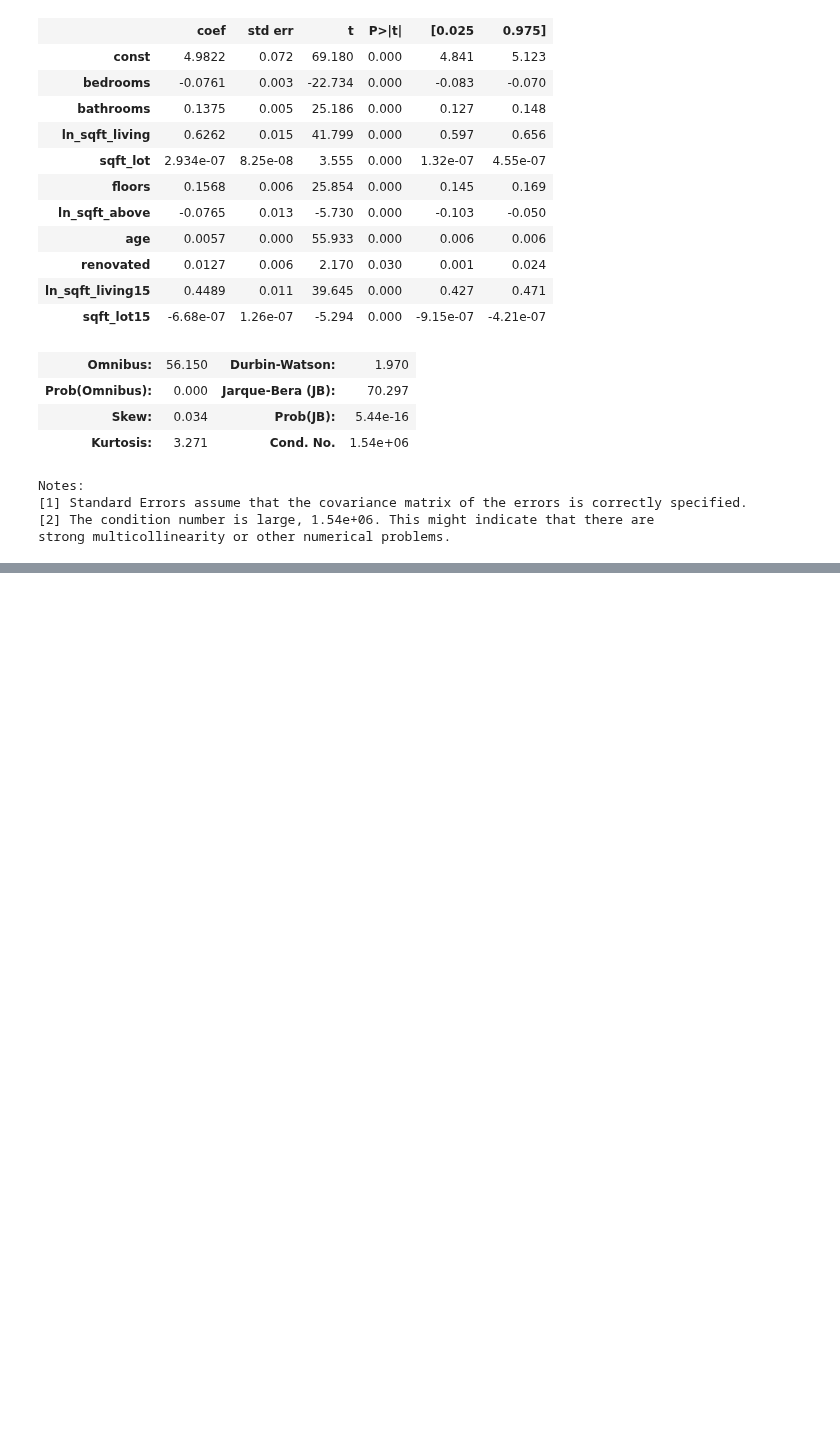
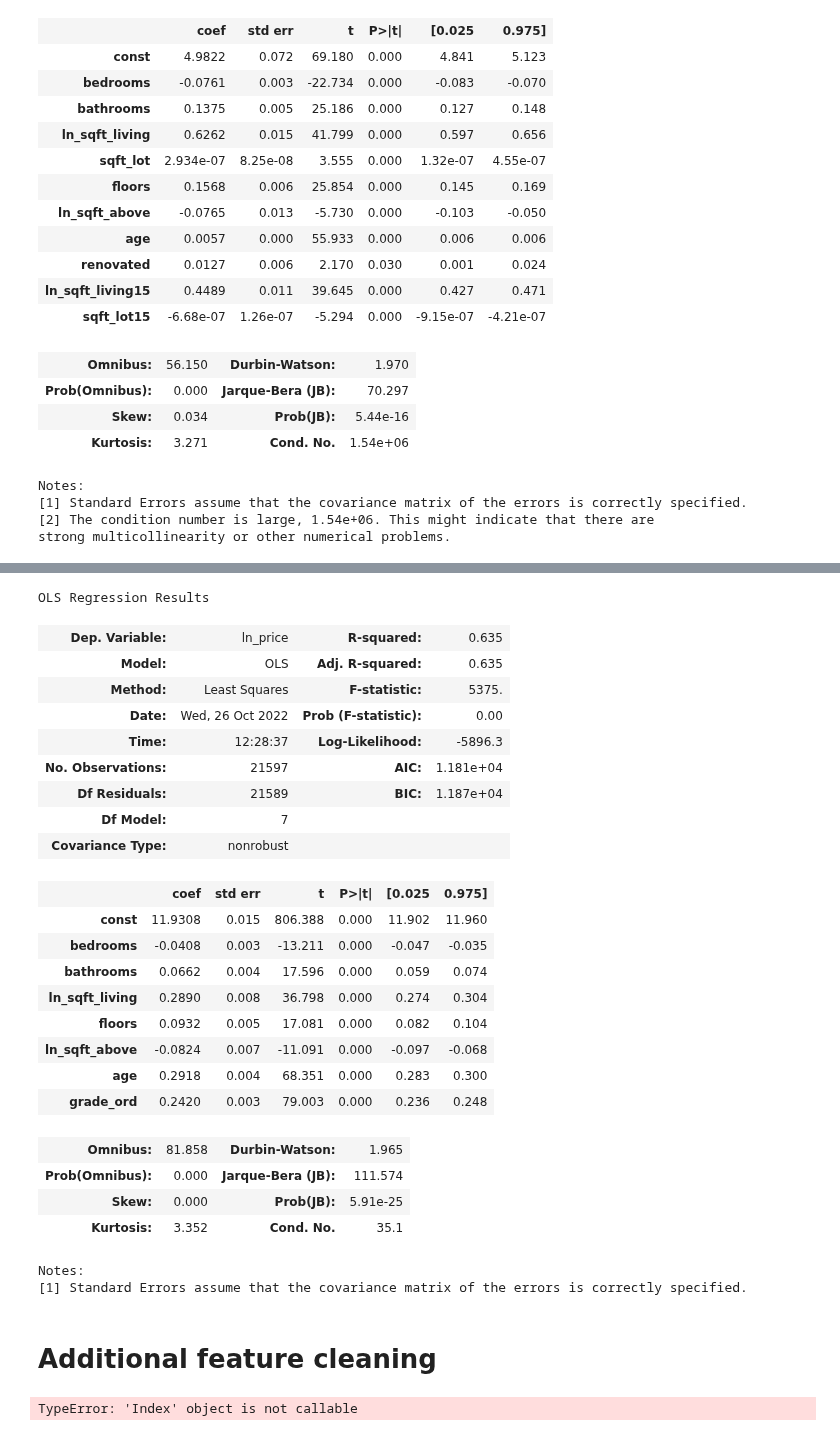
Before and after one commit to dermothethird/King_County_Housing_Project, a Jupyter notebook: Final Model Construction.ipynb, the cells around one changed output, grey strips where cells are left out. Drawn from its saved outputs; the diff is of its cells as text; code cells hidden in the pictures; blank space fills up the shorter version.

```diff
--- a/Final Model Construction.ipynb
+++ b/Final Model Construction.ipynb
@@ -255,0 +368,38 @@ strong multicollinearity or other numerical problems.
+# %%
+ord_model_scaled = pd.concat([rs_df, pd.DataFrame(ord_model1['grade_ord']) ], axis=1)
+construct_model(ord_model_scaled)
+# %% [output]
+OLS Regression Results
+| Dep. Variable: | ln_price | R-squared: | 0.635 |
+| Model: | OLS | Adj. R-squared: | 0.635 |
+| Method: | Least Squares | F-statistic: | 5375. |
+| Date: | Wed, 26 Oct 2022 | Prob (F-statistic): | 0.00 |
+| Time: | 12:28:37 | Log-Likelihood: | -5896.3 |
+| No. Observations: | 21597 | AIC: | 1.181e+04 |
+| Df Residuals: | 21589 | BIC: | 1.187e+04 |
+| Df Model: | 7 |  |  |
+| Covariance Type: | nonrobust |  |  |
+|  | coef | std err | t | P>|t| | [0.025 | 0.975] |
+| const | 11.9308 | 0.015 | 806.388 | 0.000 | 11.902 | 11.960 |
+| bedrooms | -0.0408 | 0.003 | -13.211 | 0.000 | -0.047 | -0.035 |
+| bathrooms | 0.0662 | 0.004 | 17.596 | 0.000 | 0.059 | 0.074 |
+| ln_sqft_living | 0.2890 | 0.008 | 36.798 | 0.000 | 0.274 | 0.304 |
+| floors | 0.0932 | 0.005 | 17.081 | 0.000 | 0.082 | 0.104 |
+| ln_sqft_above | -0.0824 | 0.007 | -11.091 | 0.000 | -0.097 | -0.068 |
+| age | 0.2918 | 0.004 | 68.351 | 0.000 | 0.283 | 0.300 |
+| grade_ord | 0.2420 | 0.003 | 79.003 | 0.000 | 0.236 | 0.248 |
+| Omnibus: | 81.858 | Durbin-Watson: | 1.965 |
+| Prob(Omnibus): | 0.000 | Jarque-Bera (JB): | 111.574 |
+| Skew: | 0.000 | Prob(JB): | 5.91e-25 |
+| Kurtosis: | 3.352 | Cond. No. | 35.1 |
+Notes:
+[1] Standard Errors assume that the covariance matrix of the errors is correctly specified.
+# %% [markdown]
+# Additional feature cleaning
+# %%
+z = ord_model_scaled.columns
+for v in ord_model_scaled.columns:
+    plt.figure(v)
+    sns.scatterplot(y=target,x=ord_model_scaled[v])
+# %% [output]
+TypeError: 'Index' object is not callable
```
Also changed, not shown: parts of 6 cells of this notebook, 1 other file.
